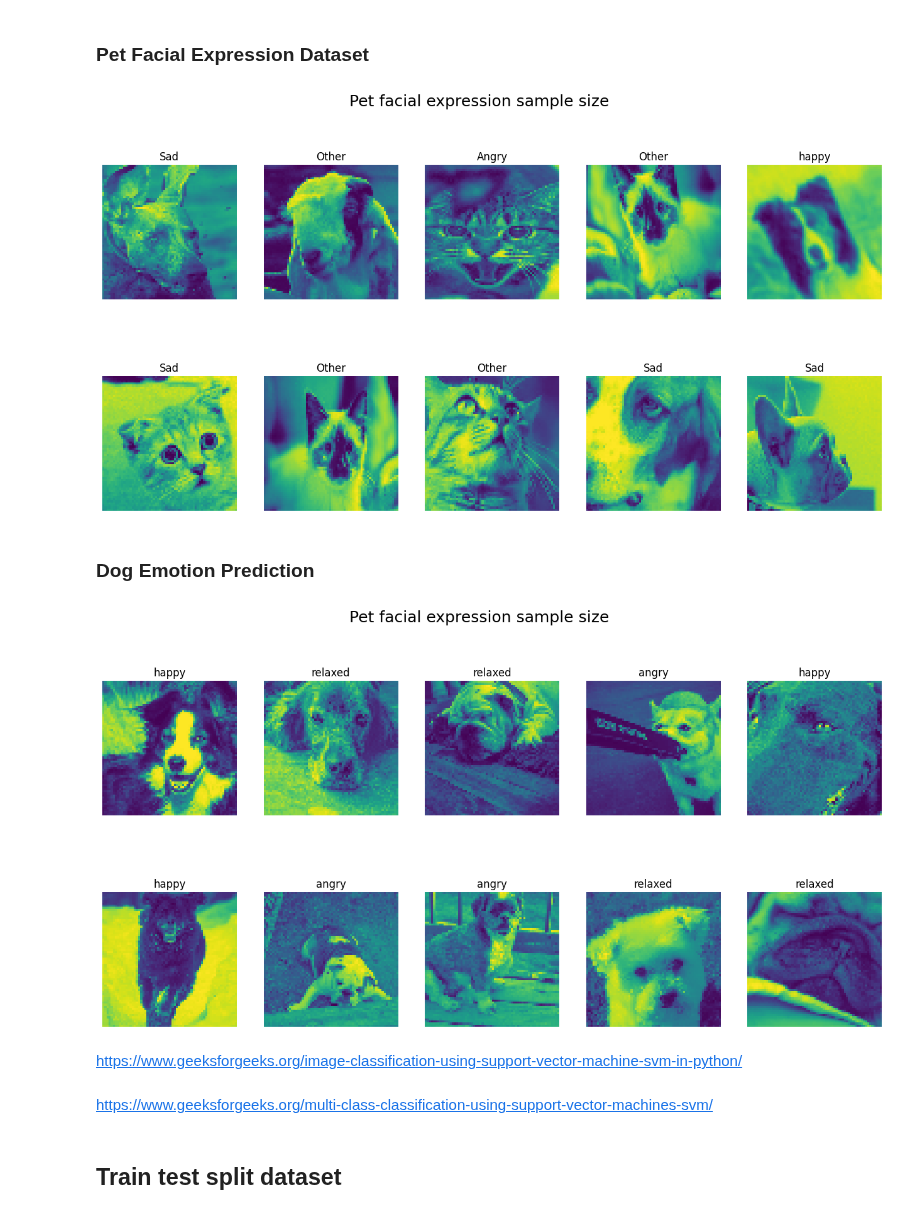
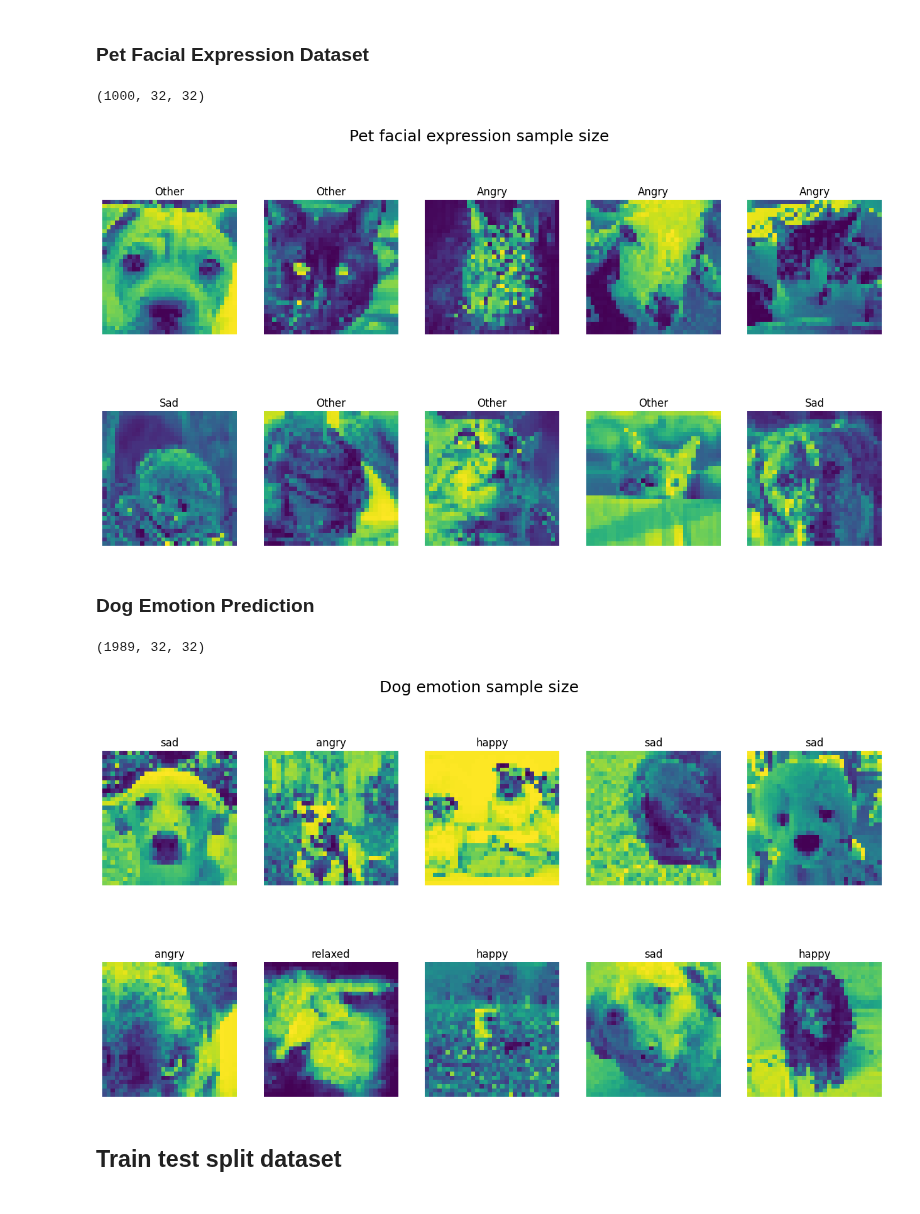
Before and after one commit to khainl1110/CMPE258Project, a Jupyter notebook: Project.ipynb, the cells around one changed output. Drawn from its saved outputs; the diff is of its cells as text; code cells hidden in the pictures.

```diff
--- a/Project.ipynb
+++ b/Project.ipynb
@@ -24,7 +25,7 @@ warnings.filterwarnings('ignore')
 # %%
 # Labels for image categories
 labels = ['Beagle', 'Boxer', 'Bulldog', 'Dachshund', 'German_Shepherd', 'Golden_Retriever', 'Labrador_Retriever', 'Poodle', 'Rottweiler', 'Yorkshire_Terrier']
-img_size = 64
+img_size = 32
 
 def loading_training_data(data_dir):
     data = []
@@ -55,8 +56,8 @@ def loading_training_data2(data_dir, img_size=32):
         class_num = labels.index(label)
         images = os.listdir(path)
 
-        # Calculate the number of images to keep (50%)
-        num_images_to_keep = len(images) // 2
+        # Calculate the number of images to keep
+        num_images_to_keep = len(images) // 8
 
         # Randomly select 50% of the images from each class
         selected_images = random.sample(images, num_images_to_keep)
@@ -90,6 +91,10 @@ labels = ['Angry', 'happy', 'Other', 'Sad']
 pet_facial_train_data, pet_facial_train_label = loading_training_data('./PetFacialExpressionDataset/Master_Folder/train/')
 pet_facial_test_data, pet_facial_test_label = loading_training_data('./PetFacialExpressionDataset/Master_Folder/train/')
 pet_facial_val_data, pet_facial_val_label = loading_training_data('./PetFacialExpressionDataset/Master_Folder/train/')
+# %%
+pet_facial_train_data.shape
+# %% [output]
+(1000, 32, 32)
 # %%
 random_indices = np.random.choice(len(pet_facial_train_data), 10, replace=False)
 plt.figure(figsize=(16, 8))
@@ -103,31 +108,31 @@ for i, idx in enumerate(random_indices):
 plt.suptitle("Pet facial expression sample size", size=18)
 plt.show()
 # %% [output]
-[figure, old version]
+[figure, new version]
 # %% [markdown]
 ### Dog Emotion Prediction
 # %%
 labels = ['angry', 'happy', 'relaxed', 'sad']
 # Load data for training, testing, and validation
-dog_emotion_train_data, dog_emotion_train_label = loading_training_data('./DogEmotionPrediction/images')
+dog_emotion_train_data, dog_emotion_train_label = loading_training_data2('./DogEmotionPrediction/images')
+# %%
+dog_emotion_train_data.shape
+# %% [output]
+(1989, 32, 32)
 # %%
 random_indices = np.random.choice(len(dog_emotion_train_data), 10, replace=False)
 plt.figure(figsize=(16, 8))
 
 for i, idx in enumerate(random_indices):
     plt.subplot(2, 5, i + 1)
     plt.imshow(dog_emotion_train_data[idx].astype(np.uint8), cmap='viridis')
     plt.title(labels[dog_emotion_train_label[idx]])
     plt.axis('off')
 
-plt.suptitle("Pet facial expression sample size", size=18)
+plt.suptitle("Dog emotion sample size", size=18)
 plt.show()
 # %% [output]
-[figure, old version]
+[figure, new version]
-# %% [markdown]
-https://www.geeksforgeeks.org/image-classification-using-support-vector-machine-svm-in-python/
-# %% [markdown]
-https://www.geeksforgeeks.org/multi-class-classification-using-support-vector-machines-svm/
 # %% [markdown]
 ## Train test split dataset
 # %%
```
Also changed, not shown: parts of 59 cells of this notebook.
